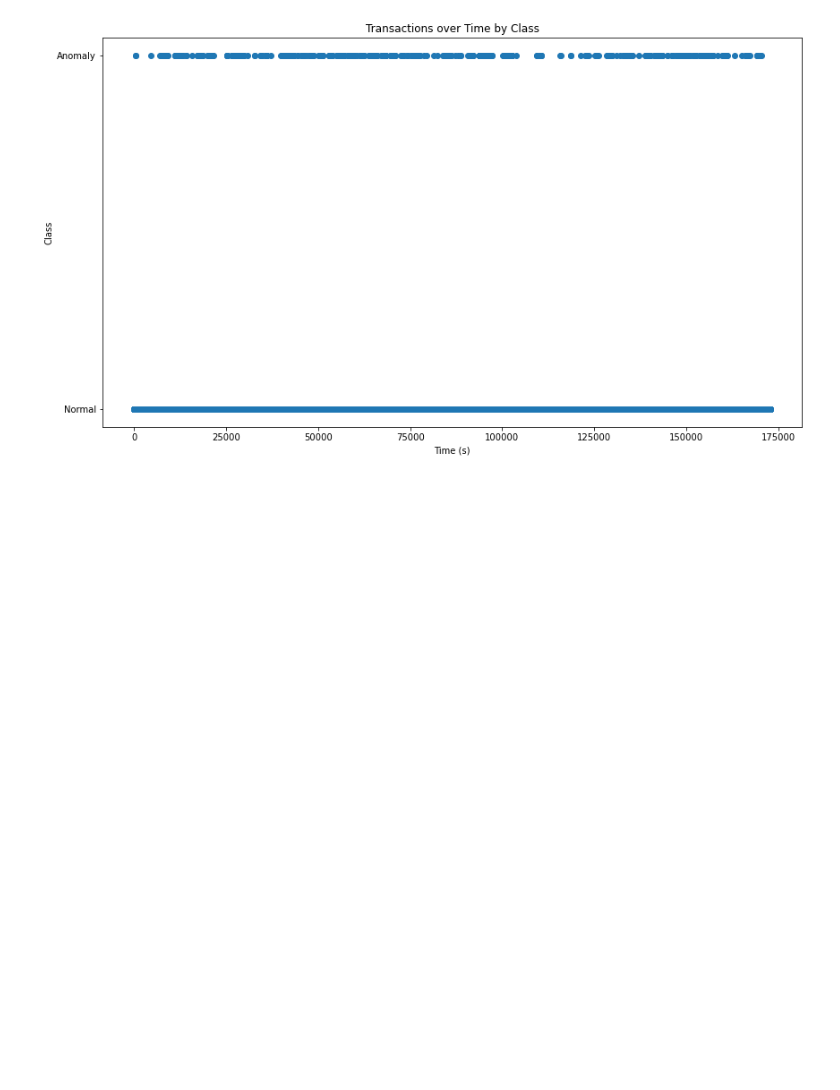
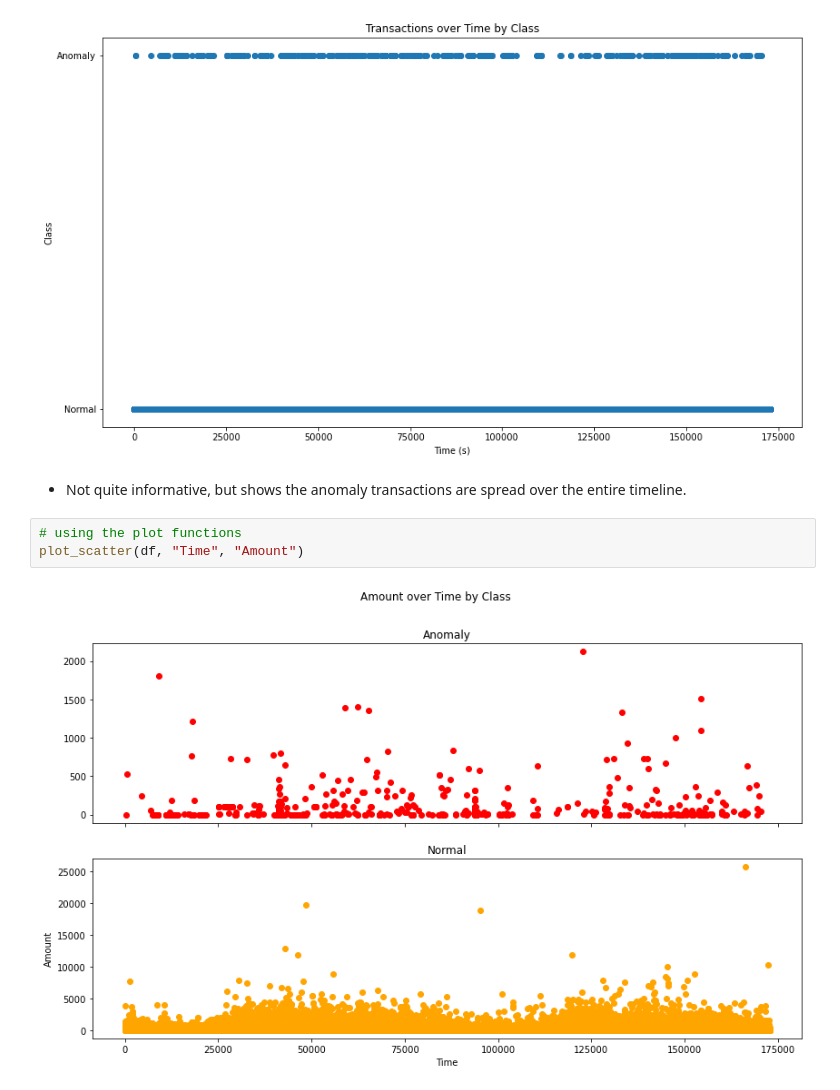
Before and after one commit to Joshua-Abok/mlops-w-creditcard-data, a Jupyter notebook: cc_dataset_analysis.ipynb, the cells around one changed output. Saved outputs shown, nothing was run; the diff lists cells and outputs as text; blank space fills up the shorter version.

Commit message:
data plotting

```diff
--- a/cc_dataset_analysis.ipynb
+++ b/cc_dataset_analysis.ipynb
@@ -214,3 +214,10 @@ plt.xlabel("Time (s)")
 plt.show()
 # %% [output]
 [figure]
+# %% [markdown]
+* Not quite informative, but shows the anomaly transactions are spread over the entire timeline.
+# %%
+# using the plot functions
+plot_scatter(df, "Time", "Amount")
+# %% [output]
+[figure, added]
```
Also changed, not shown: parts of 16 cells of this notebook.
